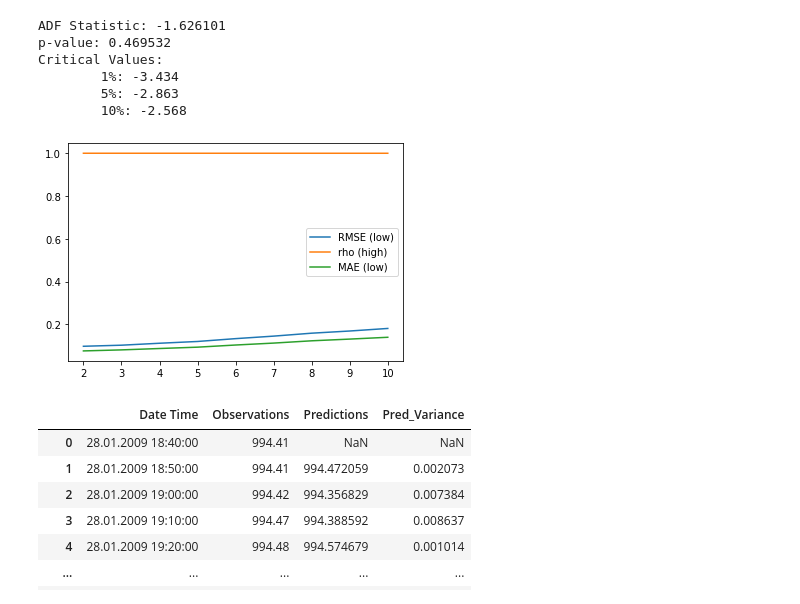
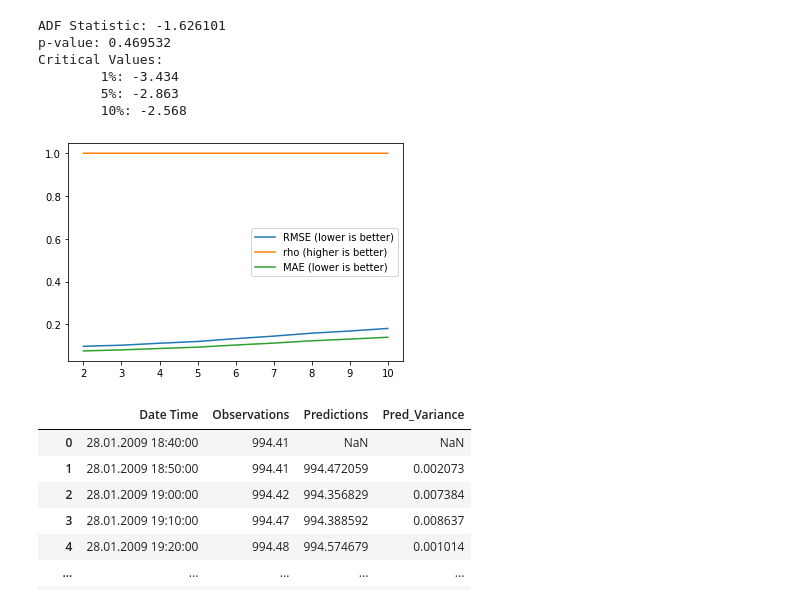
Before and after one commit to phdinds-aim/time_series_handbook, a Jupyter notebook: 05_SimplexandSmapProjections/Chapter 5 - Empirical Dynamic Modelling (Simplex and SMap_Projections).ipynb, the cells around one changed output. Saved outputs shown, nothing was run; the diff lists cells and outputs as text; code cells hidden in the pictures.

```diff
--- a/05_SimplexandSmapProjections/Chapter 5 - Empirical Dynamic Modelling (Simplex and SMap_Projections).ipynb
+++ b/05_SimplexandSmapProjections/Chapter 5 - Empirical Dynamic Modelling (Simplex and SMap_Projections).ipynb
@@ -1010,16 +1013,18 @@ for e in embeds:
   rho.append(metrics['rho'])
   RMSE.append(metrics['RMSE'])
 # %%
-pd.Series(RMSE).plot(label='RMSE (low)')
-pd.Series(rho).plot(label='rho (high)')
-pd.Series(MAE).plot(label='MAE (low)')
+pd.Series(RMSE).plot(label='RMSE (lower is better)')
+pd.Series(rho).plot(label='rho (higher is better)')
+pd.Series(MAE).plot(label='MAE (lower is better)')
 
 x = np.arange(9)
 plt.xticks(x, embeds)
 plt.legend(loc='best')
 plt.show()
+
+# pick Embedding Value E=2
 # %% [output]
-[figure, old version]
+[figure, new version]
 # %%
 # Predict Pressure by using its time lagged values
 
```
Also changed, not shown: parts of 46 cells of this notebook.
